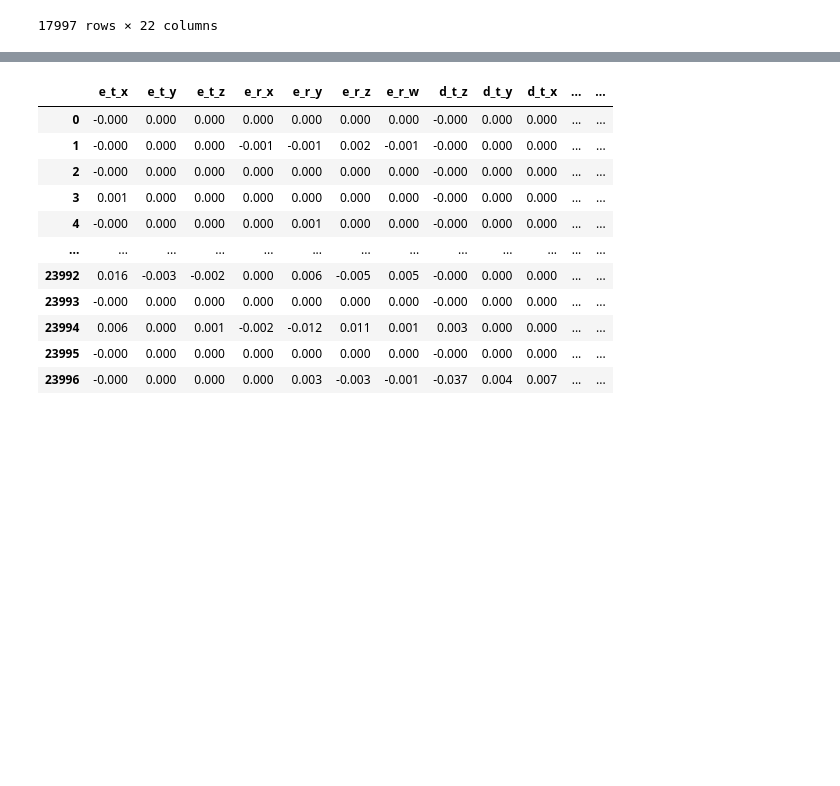
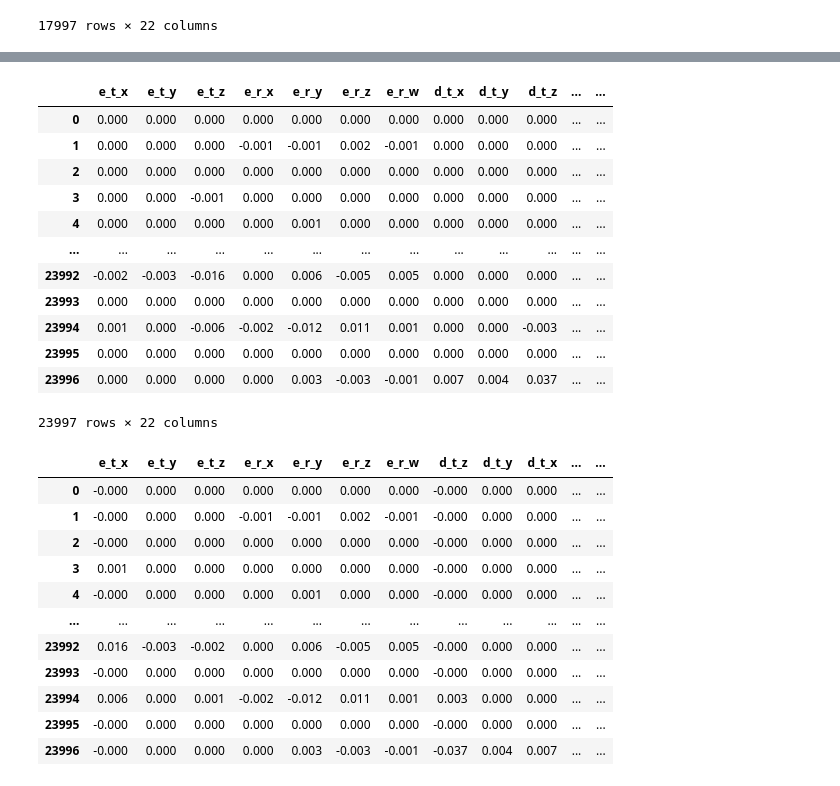
Before and after one commit to fernandofks/data_ML_notebooks, a Jupyter notebook: data_organizer_90.ipynb, the cells around one changed output, grey strips where cells are left out. Cells and saved outputs as stored; diff of their text form; code cells hidden in the pictures; blank space fills up the shorter version.

```diff
--- a/data_organizer_90.ipynb
+++ b/data_organizer_90.ipynb
@@ -162,4 +367,18 @@ data_0_slow= old_full_data.loc[old_full_data['speed']=="slow"][1:].reset_index(d
 data_0_fast=old_full_data.loc[old_full_data['speed']=="fast"][1:].reset_index(drop=True)
 # %%
 data_0 = data_0_slow.append(data_0_fast, ignore_index=True)
-data_0_base= data_0
+data_0
+# %% [output]
+|  | e_t_x | e_t_y | e_t_z | e_r_x | e_r_y | e_r_z | e_r_w | d_t_x | d_t_y | d_t_z | ... | ... |
+| 0 | 0.000 | 0.000 | 0.000 | 0.000 | 0.000 | 0.000 | 0.000 | 0.000 | 0.000 | 0.000 | ... | ... |
+| 1 | 0.000 | 0.000 | 0.000 | -0.001 | -0.001 | 0.002 | -0.001 | 0.000 | 0.000 | 0.000 | ... | ... |
+| 2 | 0.000 | 0.000 | 0.000 | 0.000 | 0.000 | 0.000 | 0.000 | 0.000 | 0.000 | 0.000 | ... | ... |
+| 3 | 0.000 | 0.000 | -0.001 | 0.000 | 0.000 | 0.000 | 0.000 | 0.000 | 0.000 | 0.000 | ... | ... |
+| 4 | 0.000 | 0.000 | 0.000 | 0.000 | 0.001 | 0.000 | 0.000 | 0.000 | 0.000 | 0.000 | ... | ... |
+| ... | ... | ... | ... | ... | ... | ... | ... | ... | ... | ... | ... | ... |
+| 23992 | -0.002 | -0.003 | -0.016 | 0.000 | 0.006 | -0.005 | 0.005 | 0.000 | 0.000 | 0.000 | ... | ... |
+| 23993 | 0.000 | 0.000 | 0.000 | 0.000 | 0.000 | 0.000 | 0.000 | 0.000 | 0.000 | 0.000 | ... | ... |
+| 23994 | 0.001 | 0.000 | -0.006 | -0.002 | -0.012 | 0.011 | 0.001 | 0.000 | 0.000 | -0.003 | ... | ... |
+| 23995 | 0.000 | 0.000 | 0.000 | 0.000 | 0.000 | 0.000 | 0.000 | 0.000 | 0.000 | 0.000 | ... | ... |
+| 23996 | 0.000 | 0.000 | 0.000 | 0.000 | 0.003 | -0.003 | -0.001 | 0.007 | 0.004 | 0.037 | ... | ... |
+23997 rows × 22 columns
```
Also changed, not shown: parts of 26 cells of this notebook, 18 other files.
